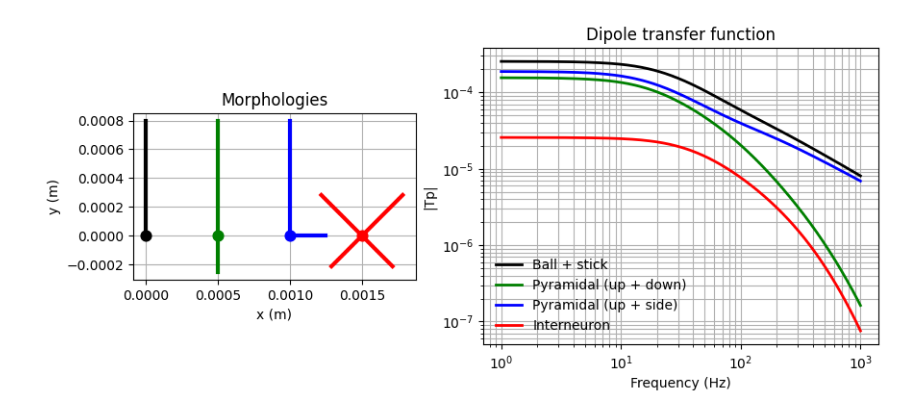
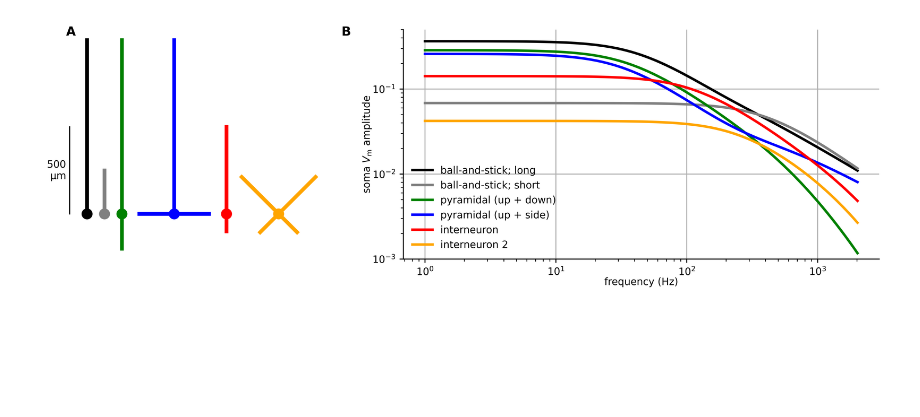
Before and after one commit to torbjone/CellTypeDependenceElStim, a Jupyter notebook: simulations/celltype_ES_scipy.ipynb, the cells around one changed output. Saved outputs shown, nothing was run; the diff lists cells and outputs as text; code cells hidden in the pictures; blank space fills up the shorter version.

```diff
--- a/simulations/celltype_ES_scipy.ipynb
+++ b/simulations/celltype_ES_scipy.ipynb
@@ -1,7 +1,11 @@
 # %%
+import os
 import numpy as np
 import matplotlib.pyplot as plt
+import scipy.fftpack as ff
+import brainsignals.plotting_convention as pc
 
+from simulations.ElectricBrainSignals.brainsignals.plotting_convention import simplify_axes
 
 
 def q(omega, taum):
@@ -21,18 +25,20 @@ def Y_dendrite(omega, d, l, Ri, Rm, taum):
     lam = lambda_cable(d, Rm, Ri)
     return G_infty(d, Rm, Ri) * q(omega, taum) * np.tanh(q(omega, taum) * l / lam)
 
-def Tp_general(omega, ds, Rm, taum, d, l, theta, Ri):
+def Tp_general(omega, ds, Rm, taum, d, l, theta, Ri, **kwargs):
 
+    if "Rm_soma" in kwargs:
+        Rm_soma = kwargs["Rm_soma"]
+        taum_soma = Rm_soma * kwargs["Cm"]
+    else:
+        Rm_soma = Rm
+        taum_soma = taum
     qv = q(omega, taum)
-
     numerator = 0.0 + 0.0j
     for di, li, th in zip(d, l, theta):
         lam = lambda_cable(di, Rm, Ri)
-        numerator += lam * G_infty(di, Rm, Ri) * (
-            1.0 - 1.0 / np.cosh(qv * li / lam)
-        ) * np.cos(th)
-
-    Ytot = Y_soma(omega, ds, Rm, taum)
+        numerator += lam * G_infty(di, Rm, Ri) * (1.0 - 1.0 / np.cosh(qv * li / lam)) * np.cos(th)
+    Ytot = Y_soma(omega, ds, Rm_soma, taum_soma)
     for di, li in zip(d, l):
         Ytot += Y_dendrite(omega, di, li, Ri, Rm, taum)
 
@@ -80,52 +157,56 @@ cell_models = {
 }
 # %%
 fig, (ax_morph, ax_tf) = plt.subplots(
-    1, 2, figsize=(10, 4),
+    1, 2, figsize=(10, 3),
     gridspec_kw=dict(width_ratios=[1, 1.4])
 )
 
+fig.subplots_adjust(hspace=0.5, left=0.02, right=0.97, wspace=0.1, top=0.96)
+
 x_offsets = {
-    "Ball + stick": 0.0,
-    "Pyramidal (up + down)": 0.5e-3,
-    "Pyramidal (up + side)": 1.0e-3,
-    "Interneuron": 1.5e-3,
+    "ball-and-stick; long": -0.2e-3,
+    "ball-and-stick; short": -0.1e-3,
+    "pyramidal (up + down)": 0.0e-3,
+    "pyramidal (up + side)": .3e-3,
+    "pyramidal (up + 3side)": .8e-3,
+    #"Pyramidal (up + down + side)": 1.5e-3,
+    "interneuron": 0.6e-3,
+    "interneuron 2": 0.9e-3,
 }
 
 for name, cell in cell_models.items():
-    x0 = x_offsets[name]
-    y0 = 0.0
+    x0 = x_offsets[name] * 1e6
+    z0 = 0.0
     col = cell["color"]
 
     # soma
-    ax_morph.scatter(x0, y0, s=60, color=col, zorder=3)
+    ax_morph.scatter(x0, z0, s=60, color=col, zorder=3)
 
     # sticks
     for li, th in zip(cell["l"], cell["theta"]):
-        dx = li * np.sin(th)
-        dy = li * np.cos(th)
+        dx = li * np.sin(th) * 1e6
+        dz = li * np.cos(th) * 1e6
 
         ax_morph.plot(
             [x0, x0 + dx],
-            [y0, y0 + dy],
+            [z0, z0 + dz],
             lw=3,
             color=col
         )
 
-ax_morph.set_aspect("equal")
-ax_morph.set_xlabel("x (m)")
-ax_morph.set_ylabel("y (m)")
-ax_morph.set_title("Morphologies")
-ax_morph.grid(True)
+ax_morph.set_aspect(1)
+ax_morph.axis('off')
+#ax_morph.set_xlabel("x (µm)")
+#ax_morph.set_ylabel("z (µm)")
+#ax_morph.set_title("Morphologies")
+#ax_morph.grid(True)
+ax_morph.plot([-300, -300], [0, 500], lw=1, c='k')
+ax_morph.text(-320, 250, "500\nµm", ha="right", va='center')
 
+k_scale = 4.76 * 1000 * 0.21
 
 for name, cell in cell_models.items():
-    Tp = np.array([
-        Tp_general(
-            w, ds, Rm, taum,
-            cell["d"], cell["l"], cell["theta"], Ri
-        )
-        for w in omega
-    ])
+    Tp = k_scale * np.array([Tp_general(w, **cell) for w in omega ])
 
     ax_tf.loglog(
         f, np.abs(Tp),
@@ -134,9 +215,16 @@ for name, cell in cell_models.items():
         lw=2
     )
 
-ax_tf.set_xlabel("Frequency (Hz)")
-ax_tf.set_ylabel("|Tp|")
-ax_tf.set_title("Dipole transfer function")
-ax_tf.grid(True, which="both")
+ax_tf.set_xlabel("frequency (Hz)")
+ax_tf.set_ylabel(r"soma $V_{\rm m}$ amplitude")
+#ax_tf.set_title("Dipole transfer function")
+ax_tf.grid(True)
+ax_tf.set_ylim([1e-3, 0.5e0])
 ax_tf.legend(frameon=False)
+
+pc.simplify_axes(fig.axes)
+pc.mark_subplots(fig.axes[0], "A", ypos=.99, xpos=0.05)
+pc.mark_subplots(fig.axes[1], "B", ypos=.99)
+
+fig.savefig("analytic_morphs_v2.pdf")
 # %% [output]
@@ -144 +231 @@ ax_tf.legend(frameon=False)
-[figure, old version]
+[figure, new version]
```
Also changed, not shown: parts of 23 cells of this notebook, 12 other files.
